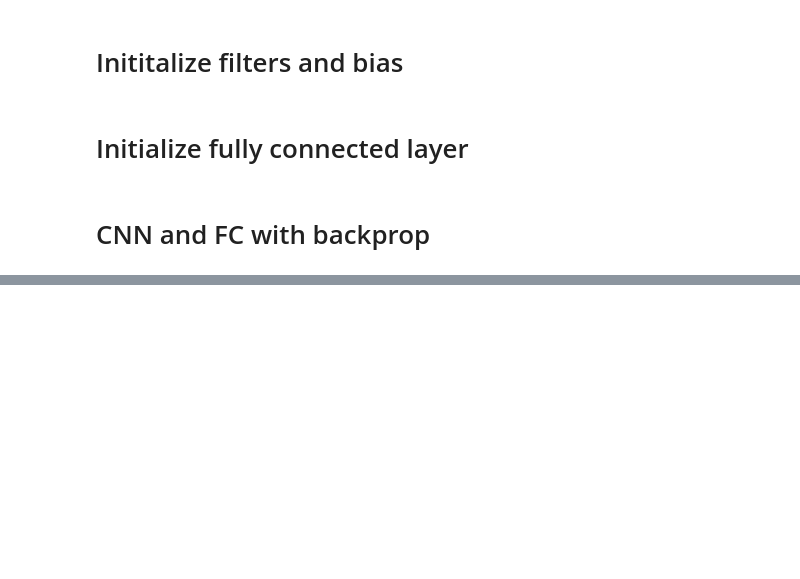
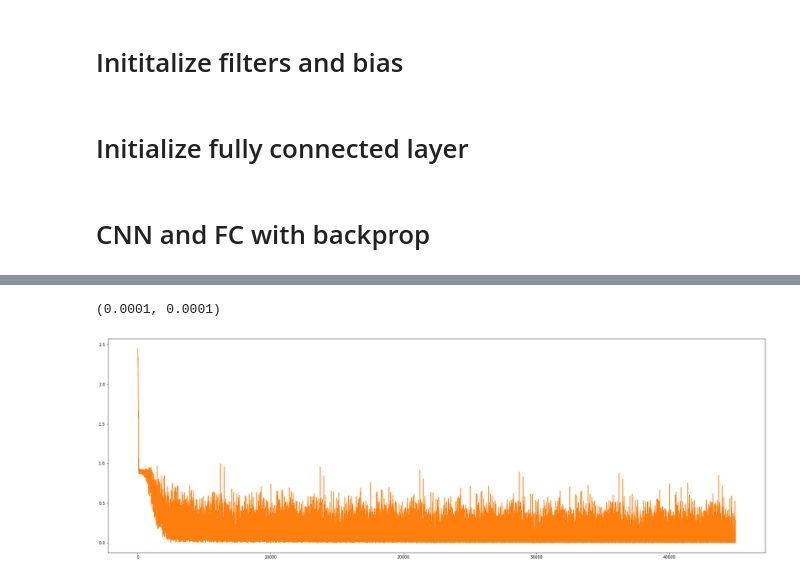
Before and after one commit to ShivamShrirao/dnn_from_scratch, a Jupyter notebook: mnist.ipynb, the cells around one changed output, grey strips where cells are left out. Saved outputs shown, nothing was run; the diff lists cells and outputs as text; code cells hidden in the pictures; blank space fills up the shorter version.

```diff
--- a/mnist.ipynb
+++ b/mnist.ipynb
@@ -42,5 +43,6 @@ def batch_gen(st=0,size=20,validate=False):
 # %%
 nn=cnn.conv_net()
+ann=nnet.neural_net()
 # %% [markdown]
 # Inititalize filters and bias
 # %%
@@ -121,24 +144,34 @@ X_train.shape,X_test.shape
+# %%
+losses=[]
+val_losses=[]
+train_acc=[]
+val_acc=[]
 # %%
 st=0
 # %%
-while (st+20)<60000:
+btsz=8
+cuts=(((60000*np.arange(11)/10))//btsz)*btsz
+while (st+btsz)<=60000:
     perc=st/600
-    print("\rProgress: {:.2f} %".format(perc),end='')
-    inp,y_inp=batch_gen(st,size=20)
-    train(inp,y_inp)
-    st+=20
-    if not perc%10:
-        print("\nCalculating Validation acc...")
+    inp,y_inp=batch_gen(st,size=btsz)
+    ans,cor,ott=train(inp,y_inp)
+    ncor=btsz-np.count_nonzero(ans-cor)
+    acc=ncor*100/btsz
+    loss=ann.mean_squared_error(ott,y_inp).sum(axis=1).mean()
+    losses.append(loss)
+    train_acc.append(acc)
+    print("\rProgress: {:.2f} %\tAcc: {} %\tMSE loss: {:.4f}".format(perc,acc,loss),end='')
+    st+=btsz
+    if st in cuts:
+        print("\nCalculating Validation acc...",end='')
         sz=1000
         ck=np.random.randint(0,10000-sz)
         inp,y_inp=batch_gen(ck,size=sz,validate=True)
-        ans,cor=validate(inp,y_inp)
-        ncor=0
-        for i,j in zip(ans,cor):
-            if i==j:
-                ncor+=1
+        ans,cor,ott=validate(inp,y_inp)
+        ncor=sz-np.count_nonzero(ans-cor)
         acc=ncor*100/sz
-        if acc>98:
+        loss=ann.mean_squared_error(ott,y_inp).sum(axis=1).mean()
+        if acc>=97:
             nn.learning_rate=0.00001
             ann.learning_rate=0.00001
         elif acc>95:
@@ -147,5 +180,7 @@ while (st+20)<60000:
         elif acc>90:
             nn.learning_rate=0.001
             ann.learning_rate=0.001
-        print("Validation Acc: {} %".format(acc))
+        print("\rValidation Acc: {} %\t\tVal loss: {:.4f}".format(acc,loss))
+        val_losses.append(loss)
+        val_acc.append(acc)
 # %% [output]
@@ -156,0 +207,10 @@ KeyboardInterrupt:
+# %%
+nn.learning_rate,ann.learning_rate
+# %% [output]
+(0.0001, 0.0001)
+# %%
+plt.figure(figsize=(30,10))
+plt.plot(losses,color='#ff7f0e')
+plt.show()
+# %% [output]
+[figure, added]
```
Also changed, not shown: parts of 18 cells of this notebook, 4 other files.
